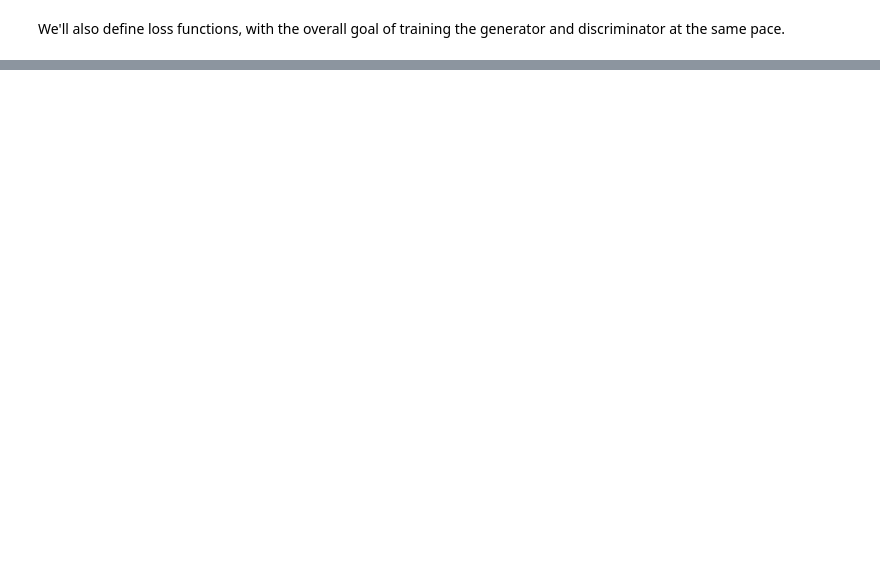
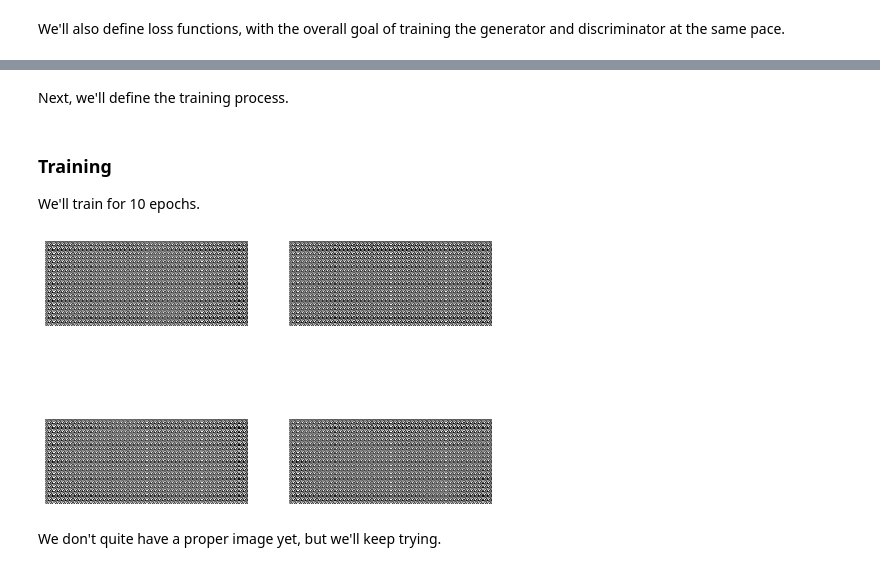
Before and after one commit to JohnTheTripper/moviegoer-prototype, a Jupyter notebook: modeling/gan_image_generation.ipynb, the cells around one changed output, grey strips where cells are left out. Saved outputs shown, nothing was run; the diff lists cells and outputs as text; code cells hidden in the pictures; blank space fills up the shorter version.

Commit message:
training

```diff
--- a/modeling/gan_image_generation.ipynb
+++ b/modeling/gan_image_generation.ipynb
@@ -163,0 +180,42 @@ discriminator_optimizer = tf.keras.optimizers.Adam(1e-4)
+# %% [markdown]
+Next, we'll define the training process.
+# %%
+@tf.function
+def train_step(images):
+    noise = tf.random.normal([BATCH_SIZE, noise_dim])
+
+    with tf.GradientTape() as gen_tape, tf.GradientTape() as disc_tape:
+        generated_images = generator(noise, training=True)
+
+        real_output = discriminator(images, training=True)
+        fake_output = discriminator(generated_images, training=True)
+
+        gen_loss = generator_loss(fake_output)
+        disc_loss = discriminator_loss(real_output, fake_output)
+
+    gradients_of_generator = gen_tape.gradient(gen_loss, generator.trainable_variables)
+    gradients_of_discriminator = disc_tape.gradient(disc_loss, discriminator.trainable_variables)
+
+    generator_optimizer.apply_gradients(zip(gradients_of_generator, generator.trainable_variables))
+    discriminator_optimizer.apply_gradients(zip(gradients_of_discriminator, discriminator.trainable_variables))
+# %%
+def train(dataset, epochs):
+    for epoch in range(epochs):
+        start = time.time()
+
+    for image_batch in dataset:
+        train_step(image_batch)
+
+    # Produce images for the GIF as we go
+    #display.clear_output(wait=True)
+    #generate_and_save_images(generator, epoch + 1, seed)
+
+    # Save the model every 15 epochs
+    if (epoch + 1) % 15 == 0:   # save every 15 seconds
+        checkpoint.save(file_prefix = checkpoint_prefix)
+
+    print ('Time for epoch {} is {} sec'.format(epoch + 1, time.time()-start))
+
+  # Generate after the final epoch
+    display.clear_output(wait=True)
+    generate_and_save_images(generator, epochs, seed)
@@ -163,0 +235,9 @@ discriminator_optimizer = tf.keras.optimizers.Adam(1e-4)
+# %% [markdown]
+### Training
+We'll train for 10 epochs.
+# %%
+train(train_dataset, epochs=10)
+# %% [output]
+[figure, added]
+# %% [markdown]
+We don't quite have a proper image yet, but we'll keep trying.
```
Also changed, not shown: parts of 7 cells of this notebook.
